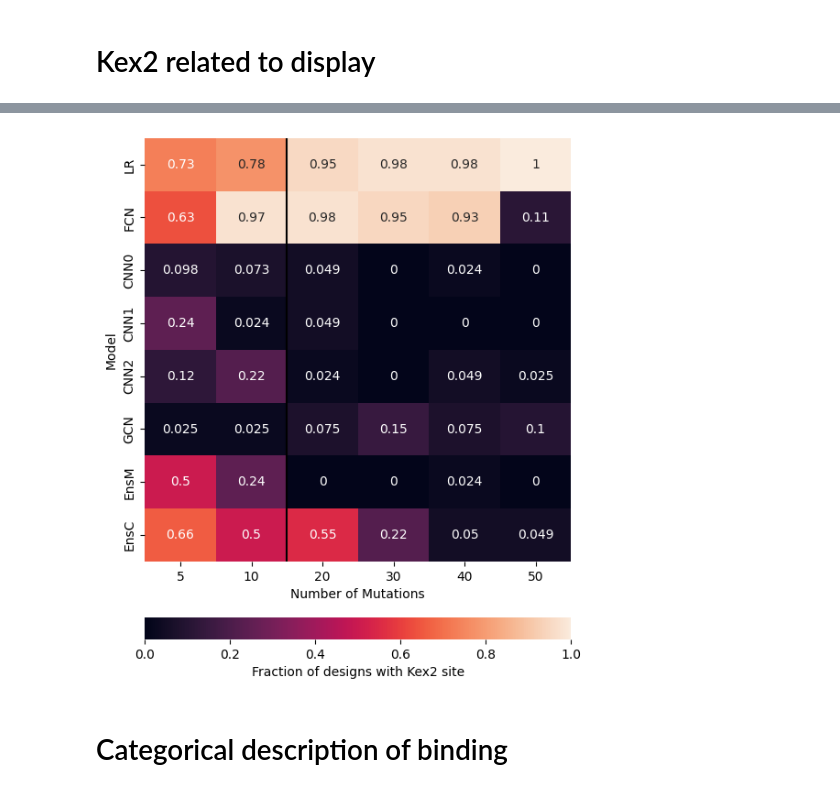
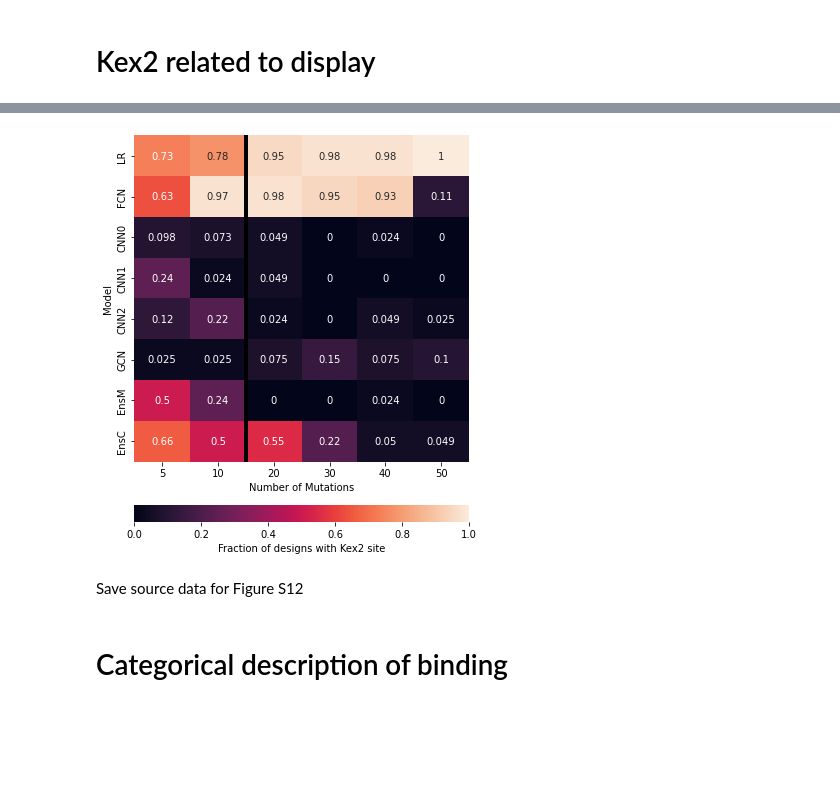
Before and after one commit to RomeroLab/nn-extrapolation, a Jupyter notebook: 03_design_experimental_analysis.ipynb, the cells around one changed output, grey strips where cells are left out. Saved outputs shown, nothing was run; the diff lists cells and outputs as text; code cells hidden in the pictures; blank space fills up the shorter version.

```diff
--- a/03_design_experimental_analysis.ipynb
+++ b/03_design_experimental_analysis.ipynb
@@ -110,0 +111,4 @@ plt.savefig('plots/edisp_rep_correlation.eps')
+# %%
+# add a column for calibration and wt sequences so you don't lose them when melting the dataframe.
+df['Calibration'] = df.seq_id.str.contains('calibration')
+df['WT'] = df.seq_id.str.contains('wt_')
@@ -294,13 +362,16 @@ Don't fold and don't bind:0.419
 # %%
 # fig s5
 
-
+# median_df = pd.DataFrame(columns=['model', 'num_mut', 'med_ebind', 'med_edisp'])
+median_df = []
 fig, axes = plt.subplots(8, 6, figsize=(12,16),sharex=True, sharey=True)
 for i,num_mut in enumerate(num_muts):
     for j,model in enumerate(models):
         sel = df[(df.num_mut==num_mut) & df[model]]
         sns.scatterplot(ax=axes[j,i],x=sel.edisp,y=sel.ebind, color=colors[model], zorder=1, edgecolor='k', linewidth=0.2)
         sns.scatterplot(x=[np.median(sel.edisp)],y=[np.median(sel.ebind)],marker='*',color='r',ax=axes[j,i],zorder=2, edgecolor='r', linewidth=0.2, s=72)
+        # save median data
+        median_df.append({'model':model, 'num_mut':num_mut, 'med_ebind':np.median(sel.ebind), 'med_edisp':np.median(sel.edisp)})
         axes[j,i].plot([dcutoff,dcutoff],[-10,5],'k', lw=1)
         axes[j,i].plot([-5,5],[bcutoff,bcutoff],'k', lw=1)
         axes[j,i].set_xlim(-2.7,0.9)
@@ -318,4 +389,6 @@ for ax, row in zip(axes[:,0], models):
 
 fig.tight_layout()
 plt.savefig('plots/design_matrix.eps')
+
+median_df = pd.DataFrame.from_dict(median_df)
 # %% [output]
@@ -410,23 +489,27 @@ The PostScript backend does not support transparency; partially transparent arti
 # %%
-# fig s8
+# fig s12
 plt.figure(figsize=(6,8))
 
 protease_counts = []
 for model in models:
     protease_count = []
     for num_mut in num_muts:
         p_sites = df.loc[(df[model]) & (df['num_mut'] == num_mut)]['protease_site']
         protease_count.append(p_sites.mean())
     protease_counts.append(protease_count)
 
 protease_counts_df = pd.DataFrame(protease_counts, index=models, columns=num_muts)
 sns.heatmap(protease_counts_df,
             cbar_kws={'label': 'Fraction of designs with Kex2 site',
                       "orientation": "horizontal", 'pad':0.1},
             annot=True)
-plt.plot([2,2], [0,len(models)], color='k')
+# plt.plot([2,2], [0,len(models)], color='k')
+plt.plot([2,2], [0,len(models)], color='black', linewidth=4)
+# plt.plot([2,2], [0,len(models)], color='black', linewidth=4)
 plt.xlabel('Number of Mutations')
 plt.ylabel('Model')
 plt.savefig('plots/model_kex2.png', dpi=300)
 # %% [output]
-[figure, old version]
+[figure, new version]
+# %% [markdown]
+Save source data for Figure S12
```
Also changed, not shown: parts of 43 cells of this notebook, 15 other files.
